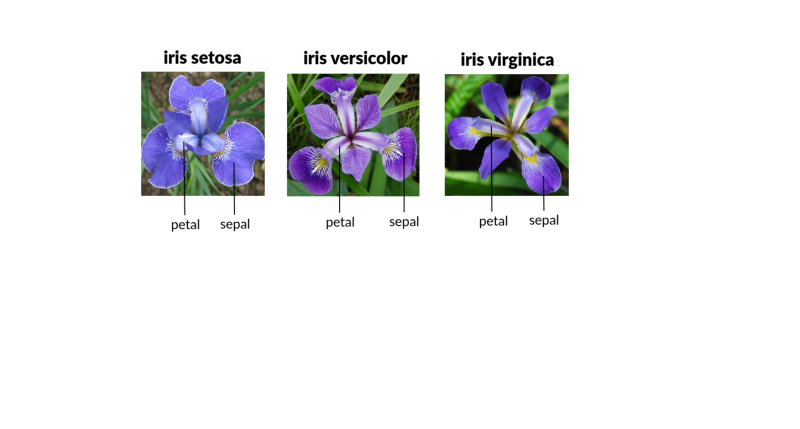
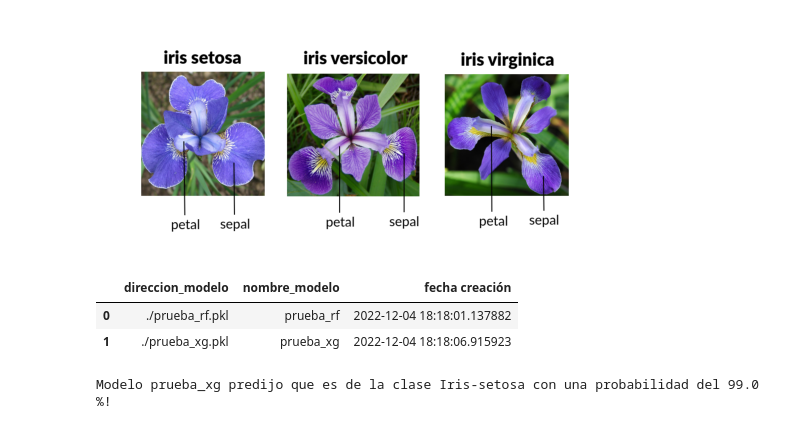
Before and after one commit to BraulioPi/proyecto_iris, a Jupyter notebook: codigo/api_notebook.ipynb, the cells around one changed output. Saved outputs shown, nothing was run; the diff lists cells and outputs as text; code cells hidden in the pictures; blank space fills up the shorter version.

```diff
--- a/codigo/api_notebook.ipynb
+++ b/codigo/api_notebook.ipynb
@@ -104,3 +116,40 @@ plt.axis('off')
 plt.show()
 # %% [output]
 [figure]
+# %%
+lista_modelos = glob.glob('./*.pkl')
+lista_tiempos = []
+df_modelos    = pd.DataFrame();
+df_modelos["direccion_modelo"] = lista_modelos
+df_modelos["nombre_modelo"]    = [i.replace(".pkl","").replace("./","") for i in df_modelos["direccion_modelo"]]
+for i in lista_modelos:lista_tiempos.append(datetime.datetime.fromtimestamp(os.path.getctime(i)))
+df_modelos["fecha creación"] = lista_tiempos
+df_modelos
+# %% [output]
+|  | direccion_modelo | nombre_modelo | fecha creación |
+| 0 | ./prueba_rf.pkl | prueba_rf | 2022-12-04 18:18:01.137882 |
+| 1 | ./prueba_xg.pkl | prueba_xg | 2022-12-04 18:18:06.915923 |
+# %%
+nombre_modelo_origin = "prueba_xg"
+nombre_modelo = f"{nombre_modelo_origin}.pkl"
+dic           = {0:'Iris-setosa',1:'Iris-versicolor',2:'Iris-virginica'}
+try:
+    #cargamos el modelo
+    modelo_cargado = pickle.load(open(nombre_modelo, "rb"))
+    #generamos nuestro dataset para predecir
+    df_pred        = pd.DataFrame()
+    df_pred["id"]  = 100
+    df_pred["sepallengthcm"] = [4]
+    df_pred["sepalwidthcm"] =  [3]
+    df_pred["petallengthcm"] = [2]
+    df_pred["petalwidthcm"] =  [1]
+    prediccion     = modelo_cargado.predict(df_pred)
+    proba          = str(round(modelo_cargado.predict_proba(df_pred)[0][prediccion[0]],2)*100)[0:4]
+    pred           = dic[prediccion[0]]
+    return f"Modelo {nombre_modelo_origin} predijo que es de la clase {pred} con una probabilidad del {proba} %!"
+except Exception as e:
+    print(e)
+    mensaje =  "No hay ningun modelo guardado con ese nombre :("
+    return mensaje
+# %% [output]
+Modelo prueba_xg predijo que es de la clase Iris-setosa con una probabilidad del 99.0 %!
```
Also changed, not shown: parts of 2 cells of this notebook, 2 other files.
